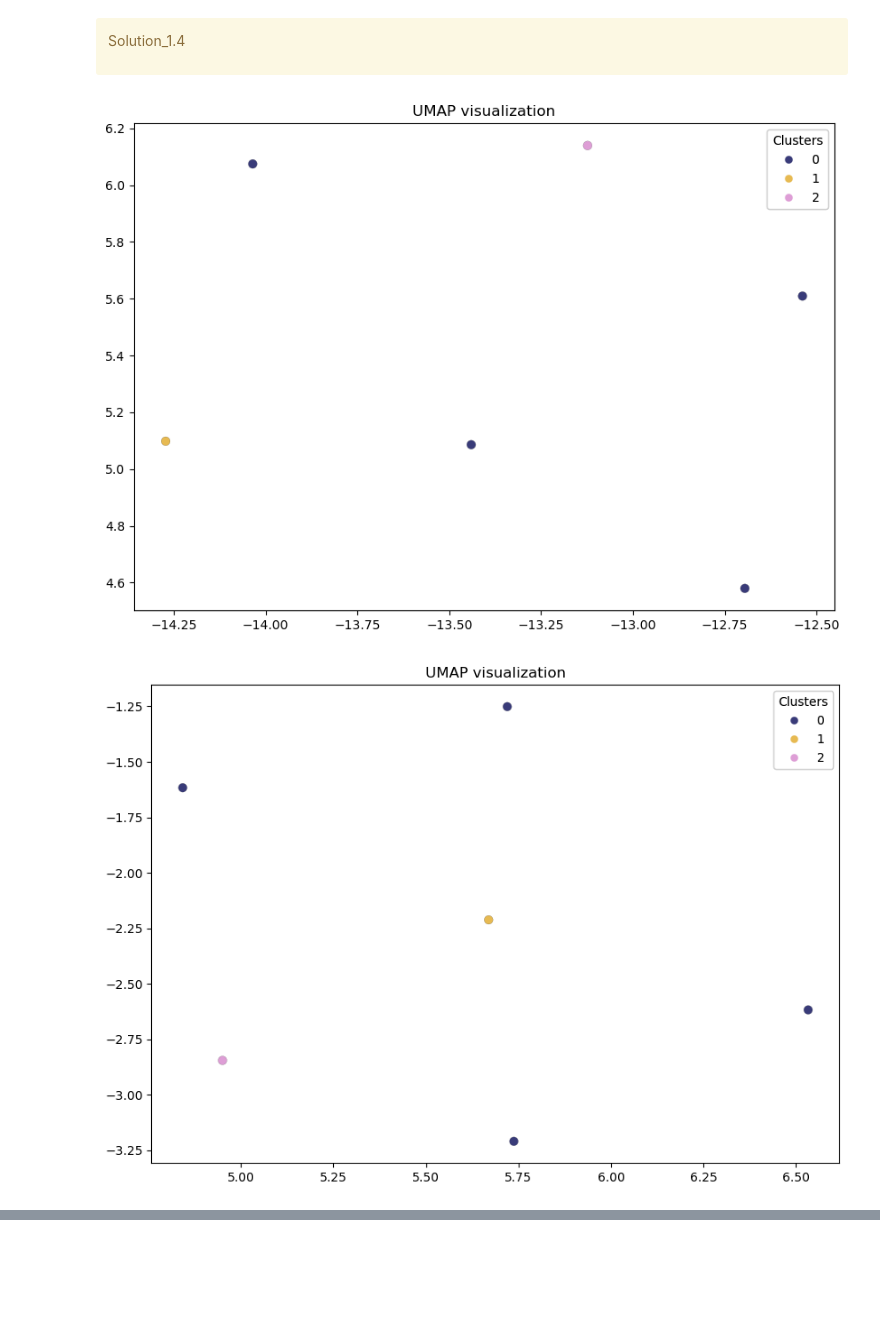
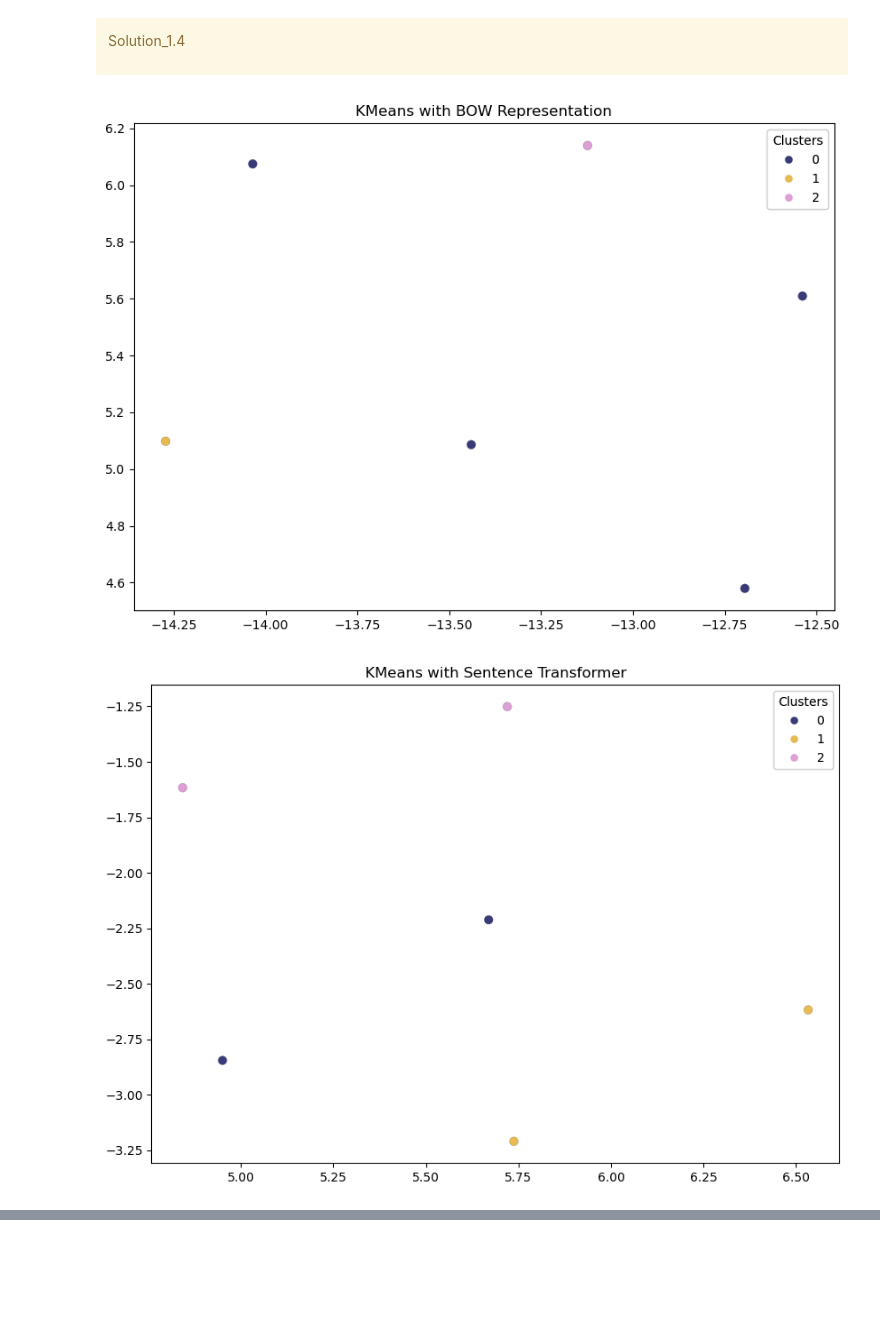
Before and after one commit to madihung/cpsc330, a Jupyter notebook: hw6/hw6.ipynb, the cells around one changed output, grey strips where cells are left out. Cells and saved outputs as stored; diff of their text form; code cells hidden in the pictures.

Commit message:
updated questions to use sentece transformer

```diff
--- a/hw6/hw6.ipynb
+++ b/hw6/hw6.ipynb
@@ -411,13 +414,13 @@ Solution_1.4
 </div>
 # %%
 # KMeans with bag-of-words representation
-plot_umap_clusters(bow_df, kmeans_bag_labels)
+plot_umap_clusters(bow_df, kmeans_bag_labels, title="KMeans with BOW Representation")
 # %% [output]
-[figure, old version]
+[figure, new version]
 # %%
 # KMeans with sentence_transformer representation
-plot_umap_clusters(emb_sent_df, kmeans_bag_labels )
+plot_umap_clusters(emb_sent_df, kmeans_sentence_labels, title="KMeans with Sentence Transformer" )
 # %% [output]
-[figure, old version]
+[figure, new version]
 # %%
 # KMeans with sentence_transformer representation
```
Also changed, not shown: parts of 15 cells of this notebook.
